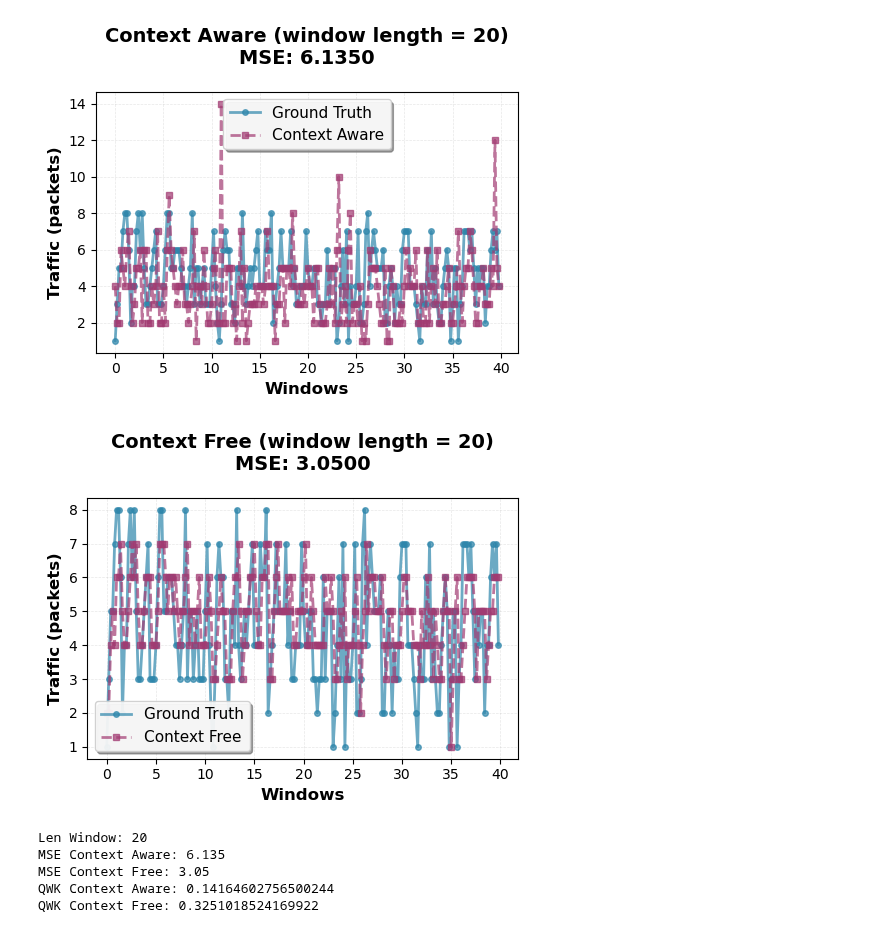
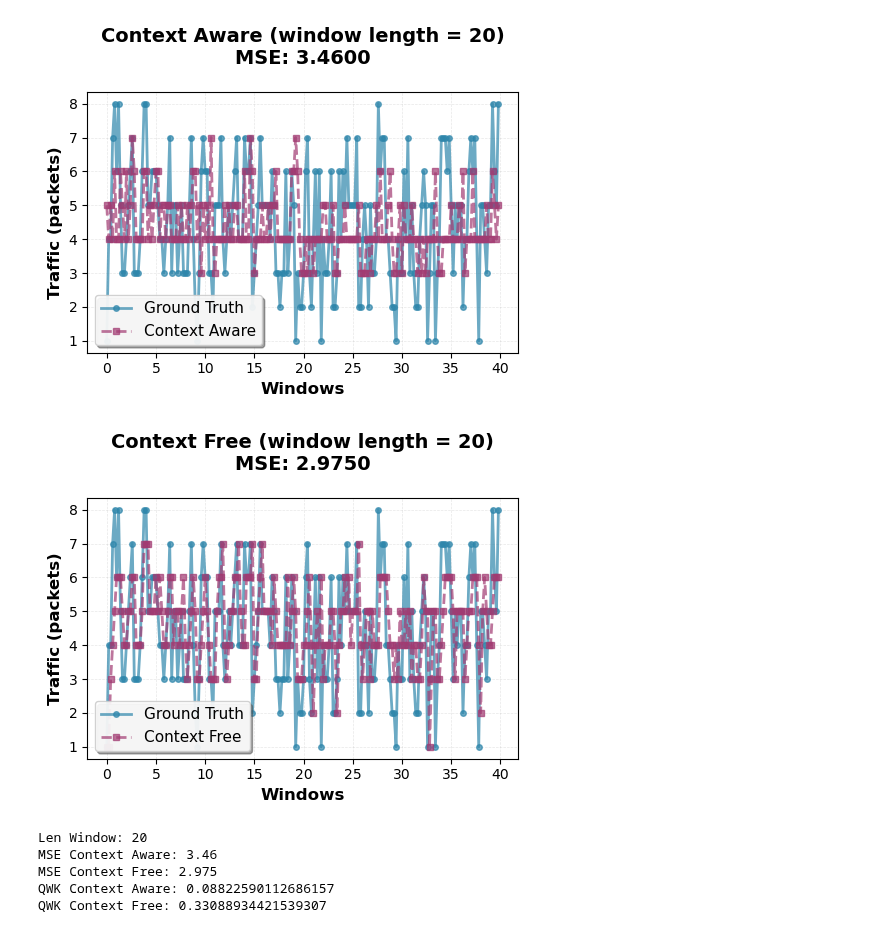
Before and after one commit to evanyeh5118/context_aware_traffic_predictor, a Jupyter notebook: experiments/notebooks/analysis/main_udp_files.ipynb, the cells around one changed output. Saved outputs shown, nothing was run; the diff lists cells and outputs as text; code cells hidden in the pictures.

```diff
--- a/experiments/notebooks/analysis/main_udp_files.ipynb
+++ b/experiments/notebooks/analysis/main_udp_files.ipynb
@@ -72,7 +72,7 @@ def plot_traffic_comparison(timestamp, ground_truth, predicted, title, label,
 # %%
 folder = "../../../data/trafficPrediction"
 
-timstamp = "20251114_112527"
+timstamp = "20251117_114729"
 
 # Correct file names: no folders named with data name; files directly in folder, named with base name + .json/.csv
 configPath = os.path.join(folder, "config_" + timstamp + ".json")
@@ -90,35 +90,35 @@ traffic_ground_truth = trafficData['Traffic_Received'][idx_start:idx_start+N_dat
 traffic_context_aware = trafficData['Traffic_Predicted_Context_Aware'][idx_start:idx_start+N_data]
 traffic_context_free = trafficData['Traffic_Predicted_Context_Free'][idx_start:idx_start+N_data]
 traffic_timestamp = np.arange(len(traffic_ground_truth)) * config.get("SAMPLING_TIME")*config.get("LEN_WINDOW")
 
 # Plot Context Aware comparison
 fig1, ax1 = plot_traffic_comparison(
     traffic_timestamp,
     traffic_ground_truth,
     traffic_context_aware,
     title=f'Context Aware (window length = {config.get("LEN_WINDOW")})',
     label='Context Aware',
     idx_start=idx_start,
     figsize=(5, 4),
     show_mse=True
 )
 plt.show()
 
 # Plot Context Free comparison
 fig2, ax2 = plot_traffic_comparison(
     traffic_timestamp,
     traffic_ground_truth,
     traffic_context_free,
     title=f'Context Free (window length = {config.get("LEN_WINDOW")})',
     label='Context Free',
     idx_start=idx_start,
     figsize=(5, 4),
     show_mse=True
 )
 plt.show()
 # %% [output]
-[figure, old version]
+[figure, new version]
-[figure, old version]
+[figure, new version]
 # %%
 len_window = config.get("LEN_WINDOW")
 print(f"Len Window: {len_window}")
@@ -134,7 +134,7 @@ print(f"QWK Context Aware: {qwk_context_aware}")
 print(f"QWK Context Free: {qwk_context_free}")
 # %% [output]
 Len Window: 20
-MSE Context Aware: 6.135
-MSE Context Free: 3.05
-QWK Context Aware: 0.14164602756500244
-QWK Context Free: 0.3251018524169922
+MSE Context Aware: 3.46
+MSE Context Free: 2.975
+QWK Context Aware: 0.08822590112686157
+QWK Context Free: 0.33088934421539307
```
Also changed, not shown: 14 other files.
